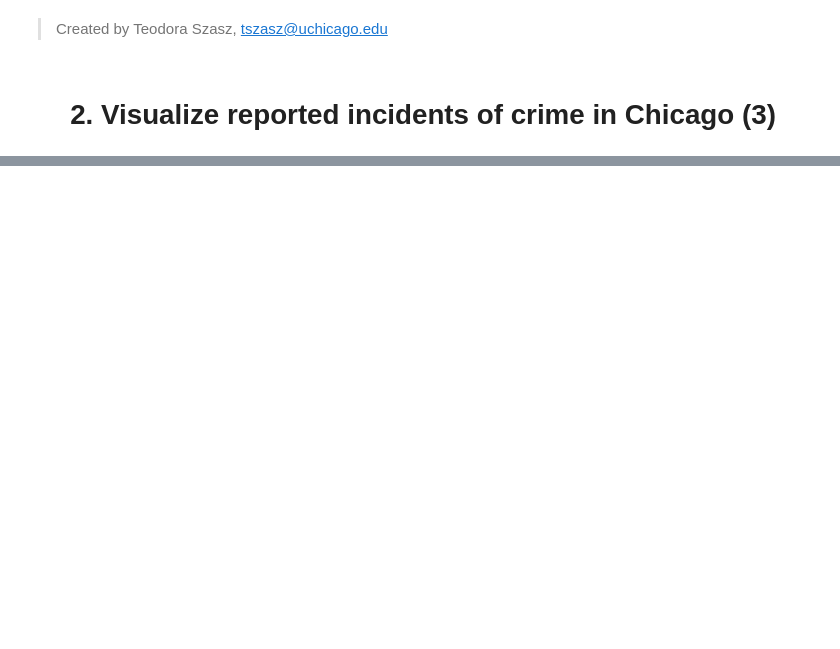
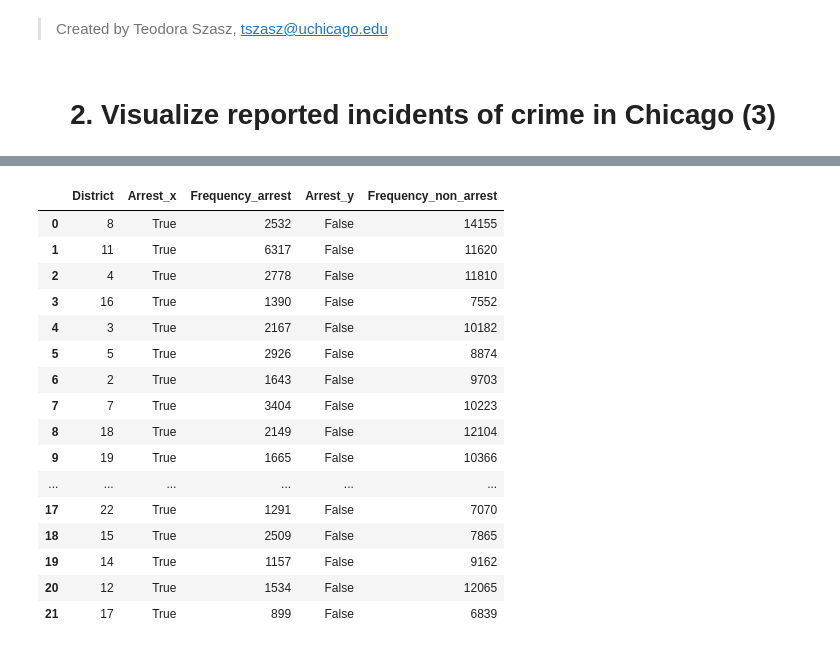
Before and after one commit to DoraSzasz/interactive_visualization_bokeh, a Jupyter notebook: Notebooks/2_Visualize_Reported_Incidents_of_Crime_in_Chicago_3.ipynb, the cells around one changed output, grey strips where cells are left out. Cells and saved outputs as stored; diff of their text form; code cells hidden in the pictures; blank space fills up the shorter version.

```diff
--- a/Notebooks/2_Visualize_Reported_Incidents_of_Crime_in_Chicago_3.ipynb
+++ b/Notebooks/2_Visualize_Reported_Incidents_of_Crime_in_Chicago_3.ipynb
@@ -62,0 +74,20 @@ c_d_all_data = ColumnDataSource(c_d_all)
+# %%
+c_d_all
+# %% [output]
+|  | District | Arrest_x | Frequency_arrest | Arrest_y | Frequency_non_arrest |
+| 0 | 8 | True | 2532 | False | 14155 |
+| 1 | 11 | True | 6317 | False | 11620 |
+| 2 | 4 | True | 2778 | False | 11810 |
+| 3 | 16 | True | 1390 | False | 7552 |
+| 4 | 3 | True | 2167 | False | 10182 |
+| 5 | 5 | True | 2926 | False | 8874 |
+| 6 | 2 | True | 1643 | False | 9703 |
+| 7 | 7 | True | 3404 | False | 10223 |
+| 8 | 18 | True | 2149 | False | 12104 |
+| 9 | 19 | True | 1665 | False | 10366 |
+| ... | ... | ... | ... | ... | ... |
+| 17 | 22 | True | 1291 | False | 7070 |
+| 18 | 15 | True | 2509 | False | 7865 |
+| 19 | 14 | True | 1157 | False | 9162 |
+| 20 | 12 | True | 1534 | False | 12065 |
+| 21 | 17 | True | 899 | False | 6839 |
```
Also changed, not shown: parts of 23 cells of this notebook, 14 other files.
